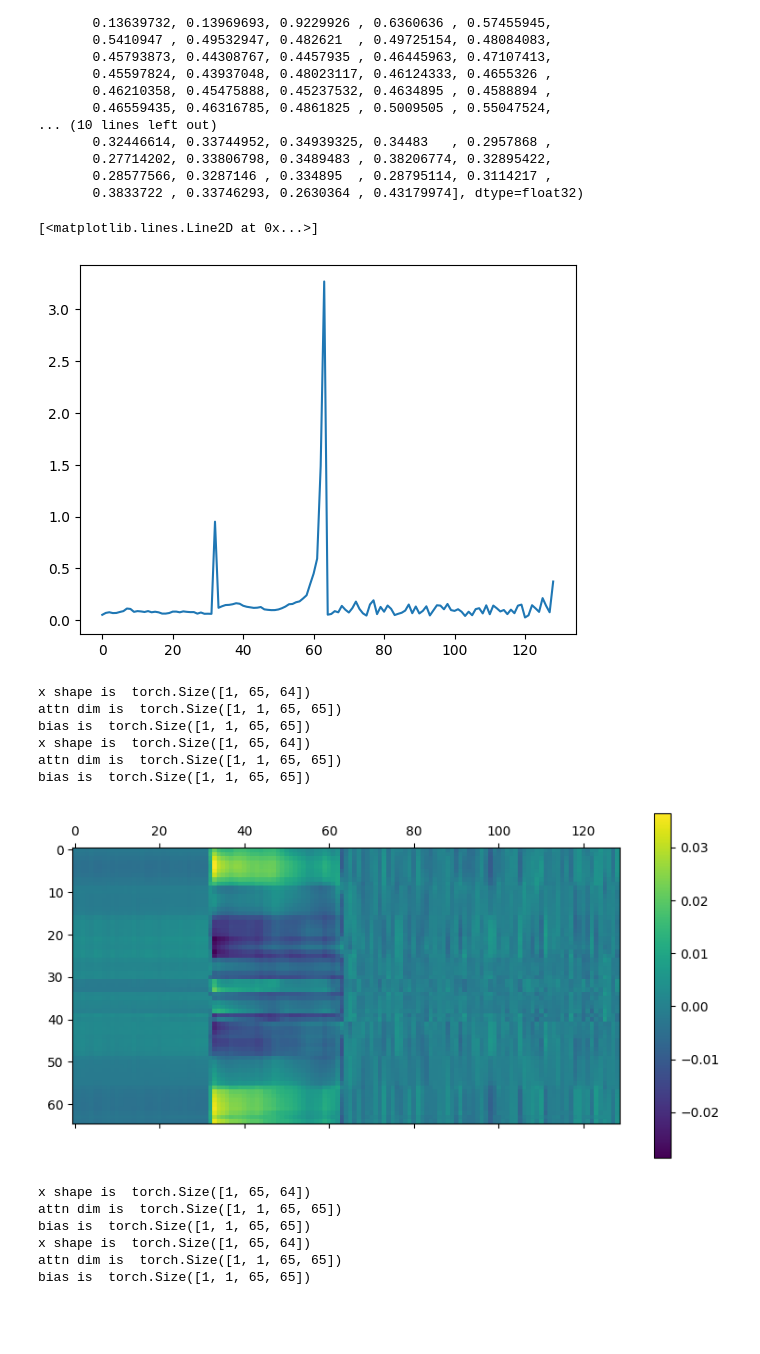
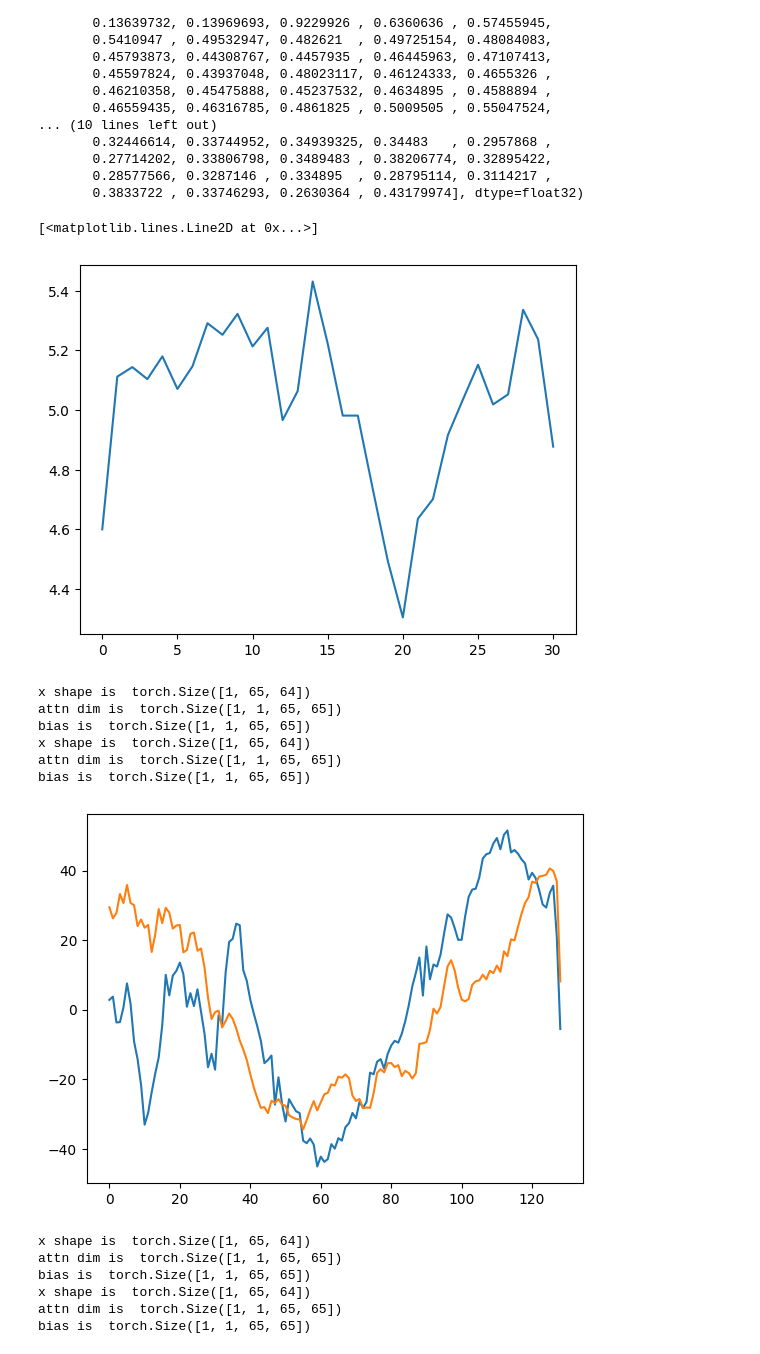
Before and after one commit to gatmiry/sort-llm, a Jupyter notebook: test-weights-tbyt.ipynb, the cells around one changed output. Drawn from its saved outputs; the diff is of its cells as text; code cells hidden in the pictures; blank space fills up the shorter version.

```diff
--- a/test-weights-tbyt.ipynb
+++ b/test-weights-tbyt.ipynb
@@ -229,30 +241,35 @@ array([0.09380595, 0.1175398 , 0.1111477 , 0.11072489, 0.12972789,
 # %%
 ## print PE norms
 import matplotlib.pyplot as plt
-plt.plot(torch.norm(model.transformer.wpe.weight @ qweights.t() / torch.norm((model.transformer.wpe.weight + model.transformer.wte.weight) @ qweights.t(), dim=1).view(model.transformer.wpe.weight.size(0), 1), dim=1).detach().numpy())
+plt.plot(torch.norm(model.transformer.wpe.weight @ qweights.t() / torch.norm((model.transformer.wpe.weight + model.transformer.wte.weight), dim=1).view(model.transformer.wpe.weight.size(0), 1), dim=1).detach().numpy()[33:64])
 # %% [output]
 [<matplotlib.lines.Line2D at 0x...>]
-[figure, old version]
+[figure, new version]
 # %%
 ## obtaining weights of second layer
 half_res_stream = model.transformer.h[0].c_attn(model.transformer.h[0].ln_1(model.transformer.wte(idx) + model.transformer.wpe(torch.arange(65).to(device))))[0,...]
-res_stream_1 = model.transformer.h[0](model.transformer.wte(idx) + model.transformer.wpe(torch.arange(65).to(device)))
+res_stream_1 = (model.transformer.h[0](model.transformer.wte(idx) + model.transformer.wpe(torch.arange(65).to(device))))
 res_stream_1 = res_stream_1[0,...]
 #scores = (res_stream_1 @  qweights.t() @ qweights @ res_stream_1.t()).detach().numpy()
-scores = (half_res_stream @ vweights @ model.transformer.wpe.weight.t()).detach().numpy()
+## assuming almost orthogonality
+scores = (half_res_stream @ model.transformer.wte.weight.t()).detach().numpy()
+scores2 = (res_stream_1 @ model.transformer.wte.weight.t()).detach().numpy()
+
 import matplotlib.pyplot as plt
-plt.matshow(scores[:, :])
-plt.colorbar()
+#plt.matshow(scores[:, :])
+plt.plot(-scores[50,:] * 400.0)
+plt.plot(scores2[50,:])
+#plt.colorbar()
 plt.show()
 #plt.plot(scores[22, :])
 # %% [output]
 x shape is  torch.Size([1, 65, 64])
 attn dim is  torch.Size([1, 1, 65, 65])
 bias is  torch.Size([1, 1, 65, 65])
 x shape is  torch.Size([1, 65, 64])
 attn dim is  torch.Size([1, 1, 65, 65])
 bias is  torch.Size([1, 1, 65, 65])
-[figure, old version]
+[figure, new version]
 # %%
 hidden_projections = model.proj_on_embedding(idx, index=9)
 # %% [output]
```
Also changed, not shown: parts of 5 cells of this notebook, 2 other files.
